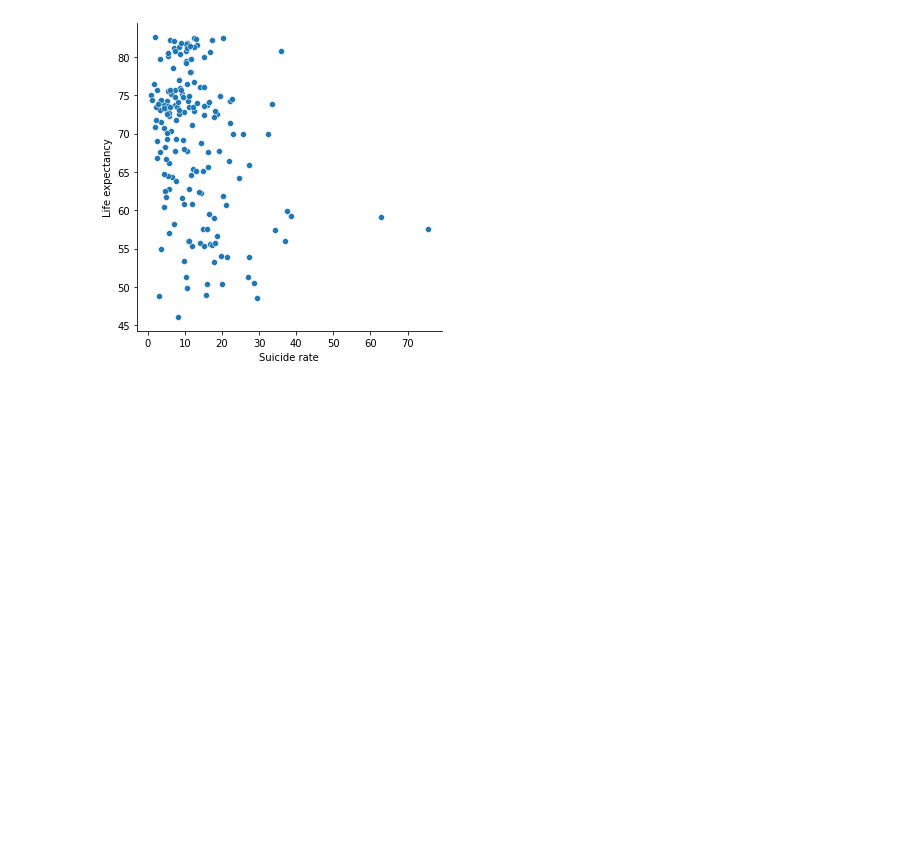
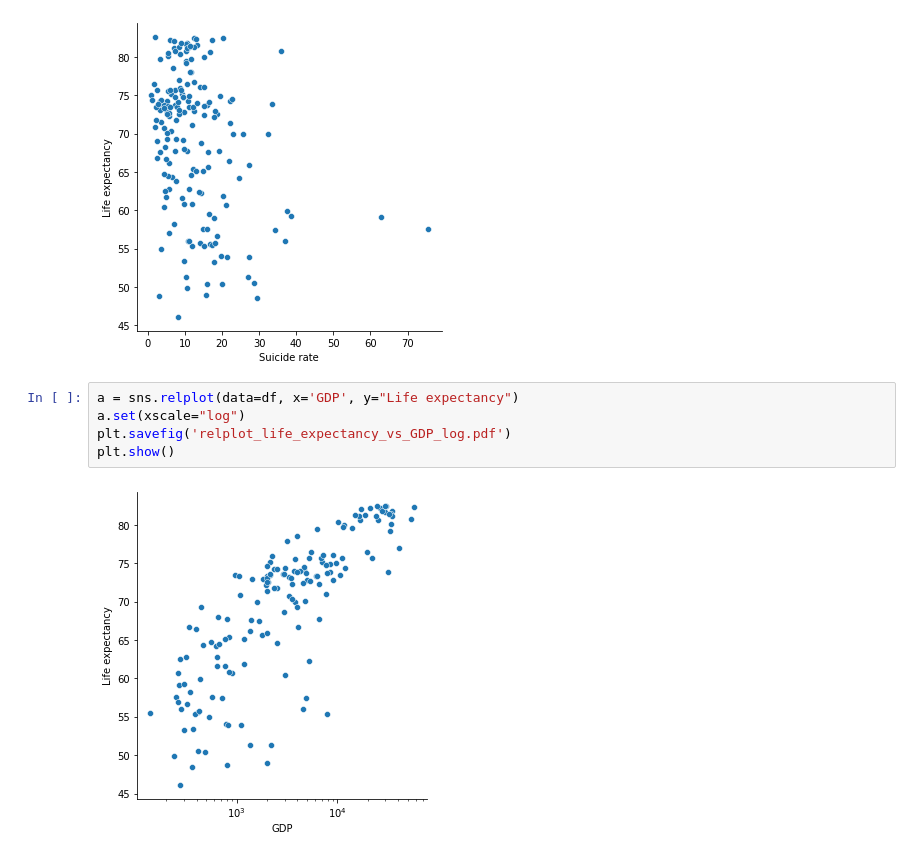
Before and after one commit to iglosiggio/metnum-tp3, a Jupyter notebook: notebooks/analisis_exploratorio_de_datos.ipynb, the cells around one changed output. Drawn from its saved outputs; the diff is of its cells as text; blank space fills up the shorter version.

```diff
--- a/notebooks/analisis_exploratorio_de_datos.ipynb
+++ b/notebooks/analisis_exploratorio_de_datos.ipynb
@@ -266,3 +287,10 @@ plt.show()
 # %% [output]
 [figure]
 [figure]
+# %%
+a = sns.relplot(data=df, x='GDP', y="Life expectancy")
+a.set(xscale="log")
+plt.savefig('relplot_life_expectancy_vs_GDP_log.pdf')
+plt.show()
+# %% [output]
+[figure, added]
```
Also changed, not shown: parts of 7 cells of this notebook.
